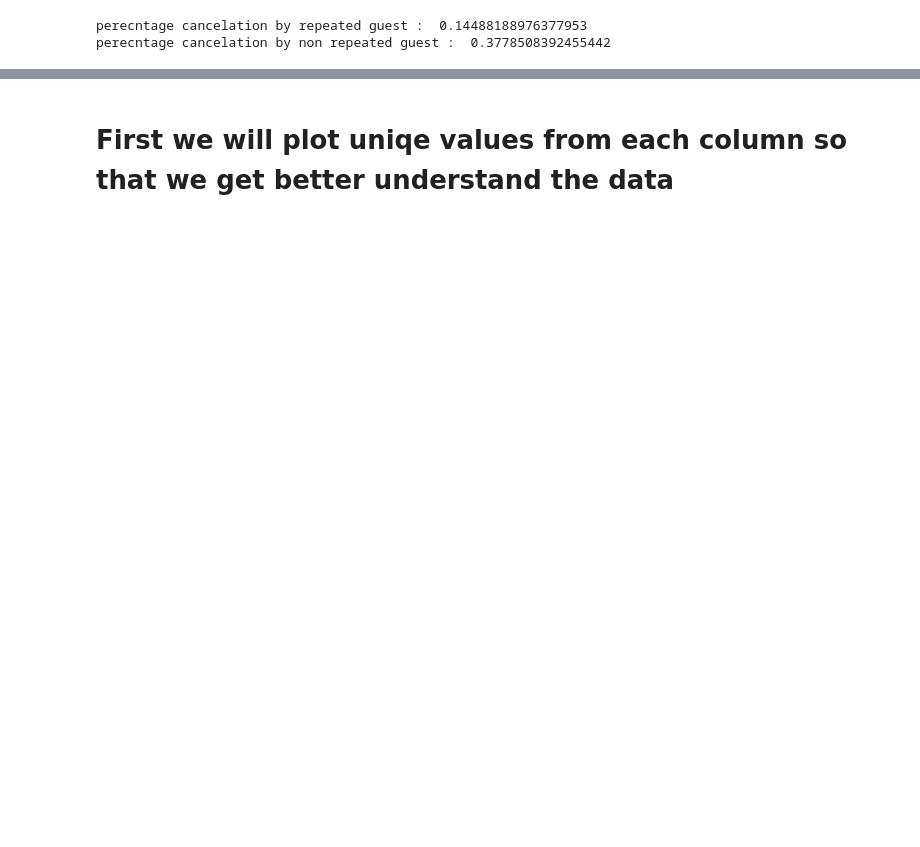
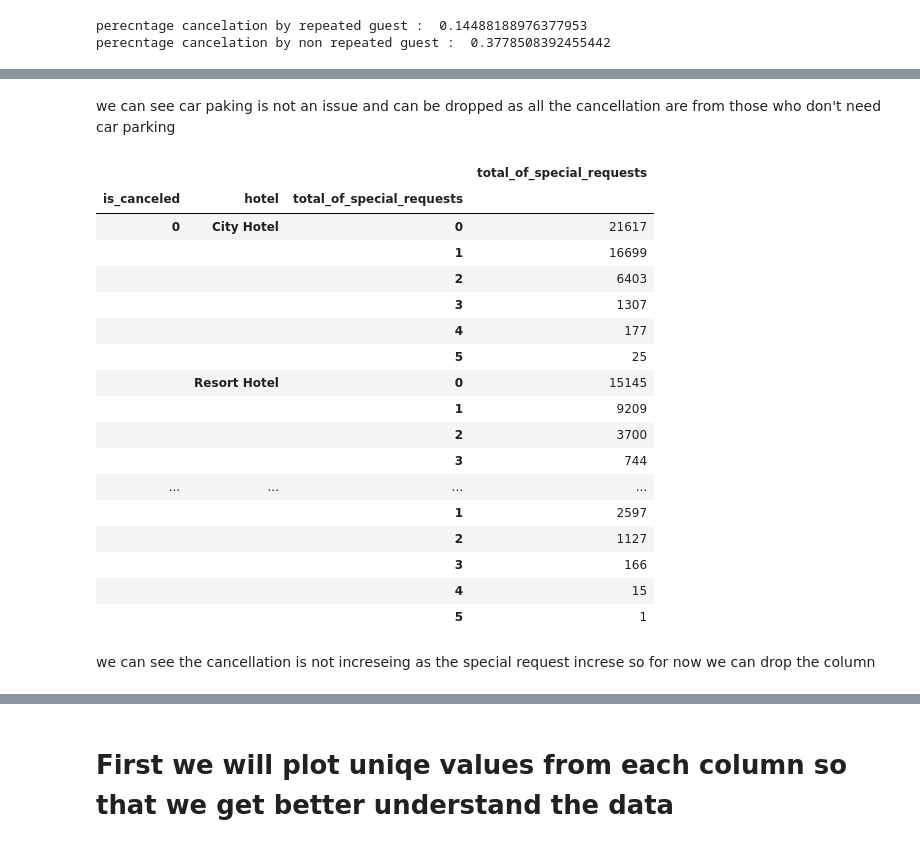
Before and after one commit to GaikwadSandesh/HotelBookingAnalysis, a Jupyter notebook: Hotel_Booking_Analysis_Capstone_Project.ipynb, the cells around one changed output, grey strips where cells are left out. Drawn from its saved outputs; the diff is of its cells as text; code cells hidden in the pictures; blank space fills up the shorter version.

```diff
--- a/Hotel_Booking_Analysis_Capstone_Project.ipynb
+++ b/Hotel_Booking_Analysis_Capstone_Project.ipynb
@@ -220,0 +249,26 @@ AttributeError: ignored
+# %% [markdown]
+we can see car paking is not an issue and can be dropped as all the cancellation are from those who don't need car parking
+# %%
+special_request_df = df.groupby(['is_canceled' , 'hotel'])['total_of_special_requests'].value_counts().to_frame()
+special_request_df
+# %% [output]
+|  |  |  | total_of_special_requests |
+| is_canceled | hotel | total_of_special_requests |  |
+| 0 | City Hotel | 0 | 21617 |
+|  |  | 1 | 16699 |
+|  |  | 2 | 6403 |
+|  |  | 3 | 1307 |
+|  |  | 4 | 177 |
+|  |  | 5 | 25 |
+|  | Resort Hotel | 0 | 15145 |
+|  |  | 1 | 9209 |
+|  |  | 2 | 3700 |
+|  |  | 3 | 744 |
+| ... | ... | ... | ... |
+|  |  | 1 | 2597 |
+|  |  | 2 | 1127 |
+|  |  | 3 | 166 |
+|  |  | 4 | 15 |
+|  |  | 5 | 1 |
+# %% [markdown]
+we can see the cancellation is not increseing as the special request increse so for now we can drop the column
```
Also changed, not shown: parts of 53 cells of this notebook.
